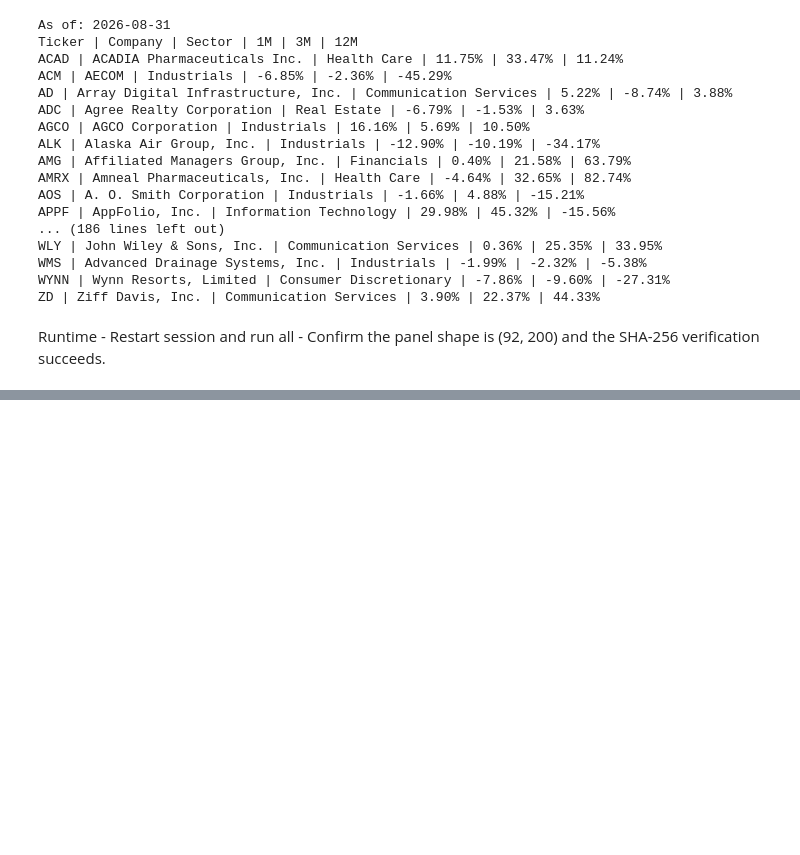
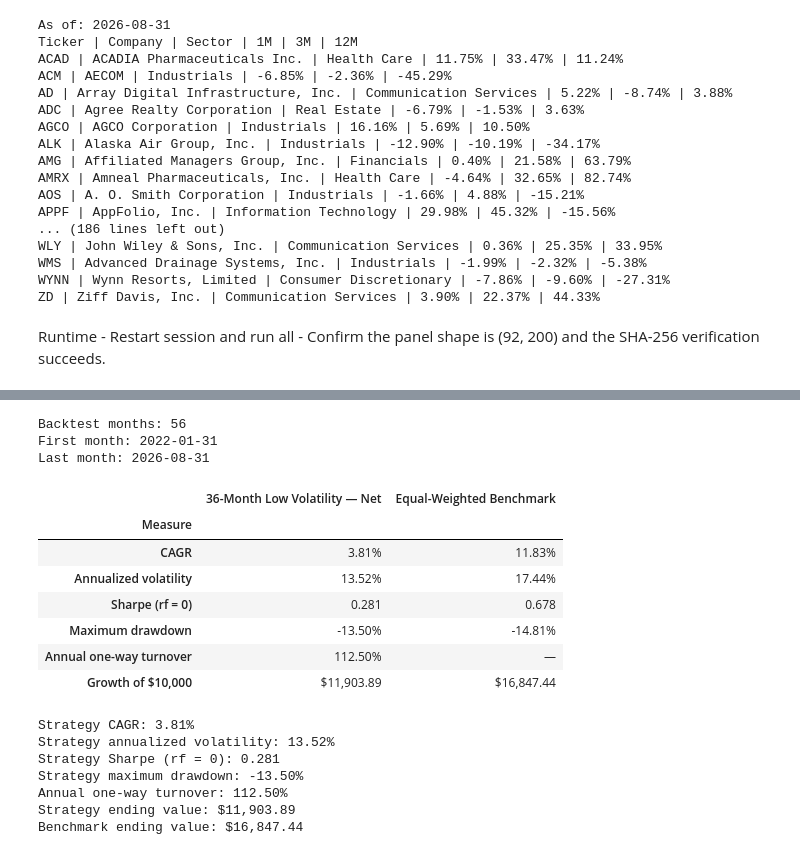
Before and after one commit to Stellamatt0303/FINTECH-P2-MATTEUCCI-CHERVENKA-, a Jupyter notebook: FINA4075_P2_StrategyLab.ipynb, the cells around one changed output, grey strips where cells are left out. Drawn from its saved outputs; the diff is of its cells as text; code cells hidden in the pictures; blank space fills up the shorter version.

```diff
--- a/FINA4075_P2_StrategyLab.ipynb
+++ b/FINA4075_P2_StrategyLab.ipynb
@@ -442,0 +639,77 @@ Runtime - Restart session and run all - Confirm the panel shape is (92, 200) and
+# %%
+
+# Run the locked rule from January 2022 through August 2026
+strategy_values, benchmark_values, turnovers, holdings, t0, t1 = (
+    run_low_volatility_backtest(rets, tickers)
+)
+
+assert len(strategy_values) - 1 == 56
+assert dates[t0].to_period("M") == pd.Period("2022-01")
+assert dates[t1].to_period("M") == pd.Period("2026-08")
+assert all(len(month_holdings) == 20 for month_holdings in holdings)
+
+print("Backtest months:", len(strategy_values) - 1)
+print("First month:", dates[t0].date())
+print("Last month:", dates[t1].date())
+# %% [output]
+Backtest months: 56
+First month: 2022-01-31
+Last month: 2026-08-31
+# %%
+
+# Required performance statistics
+strategy_stats = stats(strategy_values, turnovers)
+benchmark_stats = stats(benchmark_values)
+
+stats_table = pd.DataFrame({
+    "Measure": [
+        "CAGR",
+        "Annualized volatility",
+        "Sharpe (rf = 0)",
+        "Maximum drawdown",
+        "Annual one-way turnover",
+        "Growth of $10,000",
+    ],
+    "36-Month Low Volatility — Net": [
+        f"{strategy_stats['CAGR']:.2%}",
+        f"{strategy_stats['Annualized volatility']:.2%}",
+        f"{strategy_stats['Sharpe (rf = 0)']:.3f}",
+        f"{strategy_stats['Maximum drawdown']:.2%}",
+        f"{strategy_stats['Annual one-way turnover']:.2%}",
+        f"${strategy_stats['Growth of $10,000']:,.2f}",
+    ],
+    "Equal-Weighted Benchmark": [
+        f"{benchmark_stats['CAGR']:.2%}",
+        f"{benchmark_stats['Annualized volatility']:.2%}",
+        f"{benchmark_stats['Sharpe (rf = 0)']:.3f}",
+        f"{benchmark_stats['Maximum drawdown']:.2%}",
+        "—",
+        f"${benchmark_stats['Growth of $10,000']:,.2f}",
+    ],
+}).set_index("Measure")
+
+display(stats_table)
+
+print(f"Strategy CAGR: {strategy_stats['CAGR']:.2%}")
+print(f"Strategy annualized volatility: {strategy_stats['Annualized volatility']:.2%}")
+print(f"Strategy Sharpe (rf = 0): {strategy_stats['Sharpe (rf = 0)']:.3f}")
+print(f"Strategy maximum drawdown: {strategy_stats['Maximum drawdown']:.2%}")
+print(f"Annual one-way turnover: {strategy_stats['Annual one-way turnover']:.2%}")
+print(f"Strategy ending value: ${strategy_stats['Growth of $10,000']:,.2f}")
+print(f"Benchmark ending value: ${benchmark_stats['Growth of $10,000']:,.2f}")
+# %% [output]
+|  | 36-Month Low Volatility — Net | Equal-Weighted Benchmark |
+| Measure |  |  |
+| CAGR | 3.81% | 11.83% |
+| Annualized volatility | 13.52% | 17.44% |
+| Sharpe (rf = 0) | 0.281 | 0.678 |
+| Maximum drawdown | -13.50% | -14.81% |
+| Annual one-way turnover | 112.50% | — |
+| Growth of $10,000 | $11,903.89 | $16,847.44 |
+Strategy CAGR: 3.81%
+Strategy annualized volatility: 13.52%
+Strategy Sharpe (rf = 0): 0.281
+Strategy maximum drawdown: -13.50%
+Annual one-way turnover: 112.50%
+Strategy ending value: $11,903.89
+Benchmark ending value: $16,847.44
```
Also changed, not shown: parts of 13 cells of this notebook.
